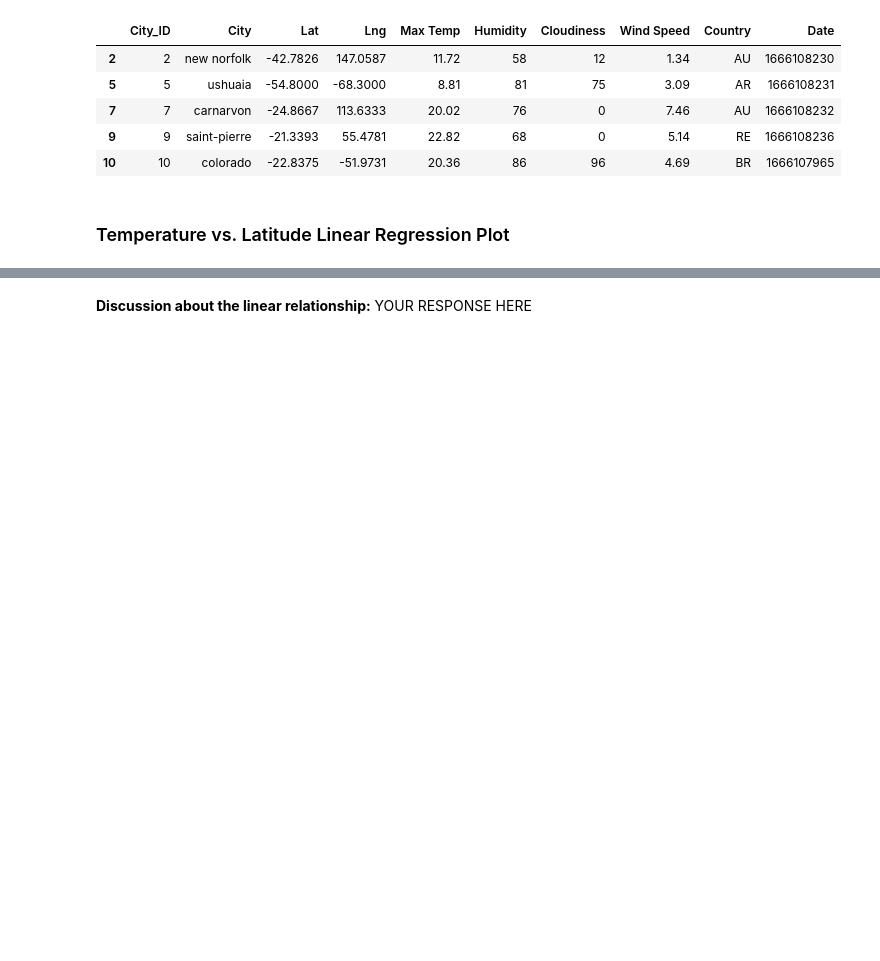
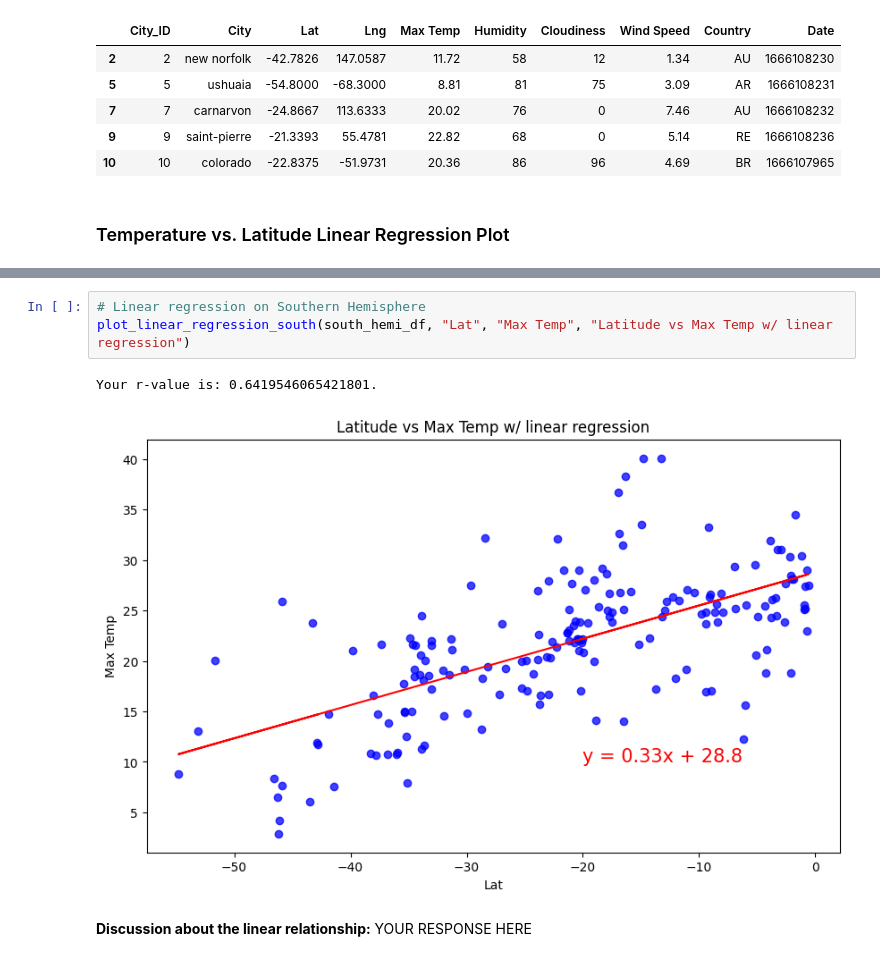
Before and after one commit to JetJagar/API_Data_Analysis, a Jupyter notebook: WeatherPy.ipynb, the cells around one changed output, grey strips where cells are left out. Saved outputs shown, nothing was run; the diff lists cells and outputs as text; blank space fills up the shorter version.

```diff
--- a/WeatherPy.ipynb
+++ b/WeatherPy.ipynb
@@ -358,3 +375,9 @@ The r^2-value is: 0.6720220238897325
+# %%
+# Linear regression on Southern Hemisphere
+plot_linear_regression_south(south_hemi_df, "Lat", "Max Temp", "Latitude vs Max Temp w/ linear regression")
+# %% [output]
+Your r-value is: 0.6419546065421801.
+[figure, added]
 # %% [markdown]
 **Discussion about the linear relationship:** YOUR RESPONSE HERE
 # %% [markdown]
```
Also changed, not shown: parts of 21 cells of this notebook.
